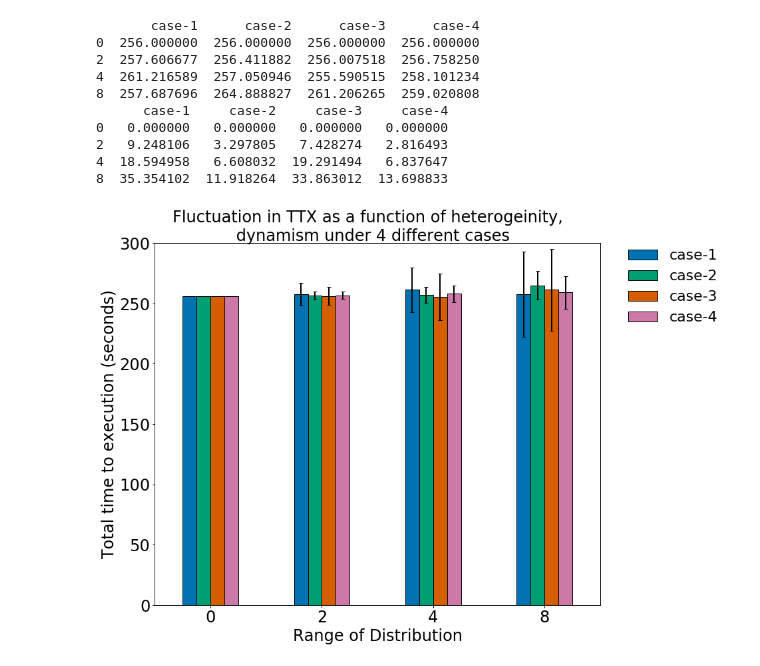
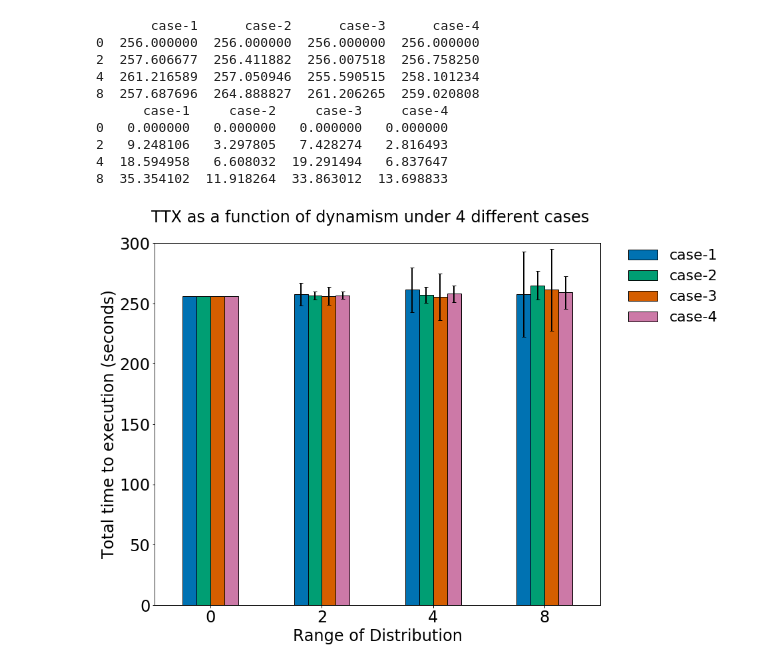
Before and after one commit to radical-cybertools/wlms_calculator, a Jupyter notebook: exps/data/varying_heterogeneity/random_criteria/uniform_dist/het_res_temporal/compare_all_4_cases.ipynb, the cells around one changed output. Drawn from its saved outputs; the diff is of its cells as text; code cells hidden in the pictures.

Commit message:
update figure

```diff
--- a/exps/data/varying_heterogeneity/random_criteria/uniform_dist/het_res_temporal/compare_all_4_cases.ipynb
+++ b/exps/data/varying_heterogeneity/random_criteria/uniform_dist/het_res_temporal/compare_all_4_cases.ipynb
@@ -156,14 +156,11 @@ def transform_late(dfs):
     for het in hets:
         ttx = list()
         for t in range(1, trials+1):
-            end_time_list = dfs[het][t]['end_time'].tolist()
+            end_time_list = np.unique(dfs[het][t]['end_time'])
             if len(end_time_list) == 1:
                 ttx.append(end_time_list[0] * 8)
             else:
                 ttx.append(np.sum(end_time_list))
-            print(len(dfs[het][t]['end_time']))
-            print(np.max(end_time_list))
-            print(sorted(end_time_list)[-128:-1])
         result[het] = (np.mean(ttx), np.std(ttx))
 
     return result
@@ -187,7 +184,7 @@ df_err = pd.DataFrame(columns=['case-%s'%x for x in range(1,5)], index=[0,2,4,8]
 for case in range(1, 5):
     tmp = extract('case-1-%s'%case)
     if case==1 or case==3:
-        res = transform_late(tmp)
+        res = transform_early(tmp)
     else:
         res = transform_late(tmp)
     avgs = [res[0][0], res[2][0], res[4][0], res[8][0]]
@@ -228,19 +212,19 @@ print df_err
 8  35.354102  11.918264  33.863012  13.698833
 # %%
 fig, axes = fig_setup(1,1,(12,10), (0.35,0.35))
-title = 'Fluctuation in TTX as a function of heterogeinity, \n dynamism under 4 different cases'
+title = 'TTX as a function of dynamism under 4 different cases'
 fig.suptitle(title, y=0.95)
 
 ax = df.plot(ax=axes[0][0], kind='bar', yerr=df_err)
 # ax.set_xscale('log',basex=2)
 ax.set_xticklabels([0,2,4,8], rotation=0)
 # ax.set_xticks([0,6.25,12.5,25])
 ax.set_xlabel('Range of Distribution')
 ax.set_ylabel('Total time to execution (seconds)')
 #ax.set_yscale('log')
 ax.set_ylim(0,300)
 ax.legend(loc='upper left',  ncol=1, bbox_to_anchor=(1.05, 1), borderaxespad=0.)
 fname = 'ttx_4_cases.png'
-fig.savefig('plots/%s'%fname)
+#fig.savefig('plots/%s'%fname)
 # %% [output]
-[figure, old version]
+[figure, new version]
```
Also changed, not shown: parts of 1 cell of this notebook, 1 other file.
